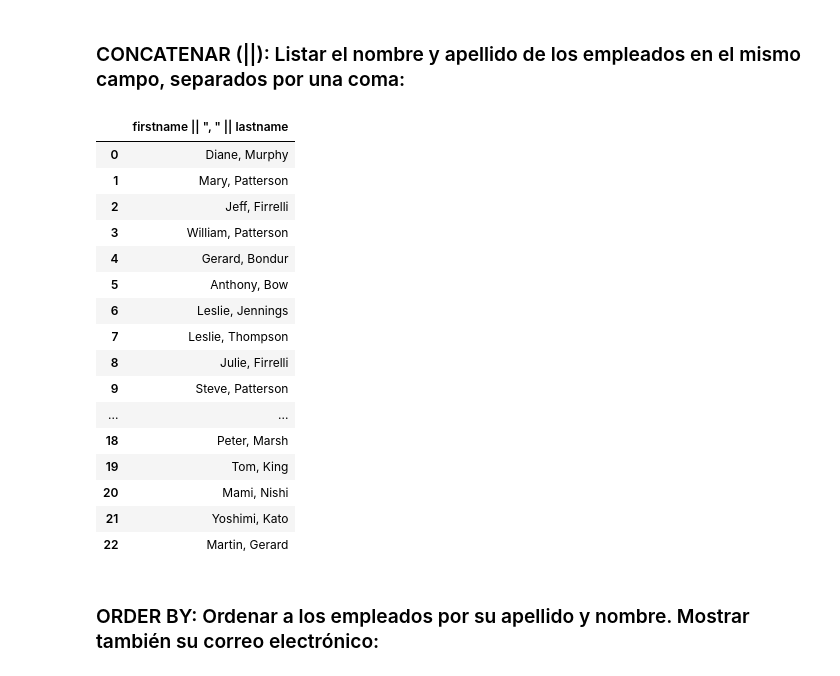
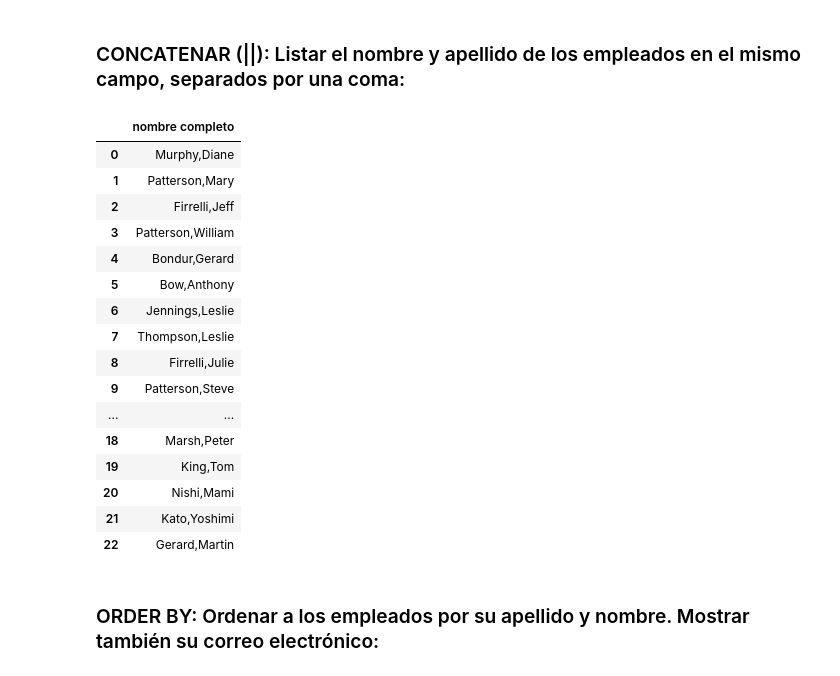
Before and after one commit to Unbiunio/SQL_practice, a Jupyter notebook: ClassicModels_curso_SQL.ipynb, the cells around one changed output. Saved outputs shown, nothing was run; the diff lists cells and outputs as text; code cells hidden in the pictures.

```diff
--- a/ClassicModels_curso_SQL.ipynb
+++ b/ClassicModels_curso_SQL.ipynb
@@ -118,29 +114,29 @@ pd.read_sql(q,con)
 ### CONCATENAR (||): Listar el nombre y apellido de los empleados en el mismo campo, separados por una coma:
 # %%
 q = """
-SELECT firstname || ", " || lastname
+SELECT lastname ||","|| firstname  as "nombre completo"
 FROM employees
 
 """
 pd.read_sql(q,con)
 # %% [output]
-|  | firstname || ", " || lastname |
-| 0 | Diane, Murphy |
-| 1 | Mary, Patterson |
-| 2 | Jeff, Firrelli |
-| 3 | William, Patterson |
-| 4 | Gerard, Bondur |
-| 5 | Anthony, Bow |
-| 6 | Leslie, Jennings |
-| 7 | Leslie, Thompson |
-| 8 | Julie, Firrelli |
-| 9 | Steve, Patterson |
+|  | nombre completo |
+| 0 | Murphy,Diane |
+| 1 | Patterson,Mary |
+| 2 | Firrelli,Jeff |
+| 3 | Patterson,William |
+| 4 | Bondur,Gerard |
+| 5 | Bow,Anthony |
+| 6 | Jennings,Leslie |
+| 7 | Thompson,Leslie |
+| 8 | Firrelli,Julie |
+| 9 | Patterson,Steve |
 | ... | ... |
-| 18 | Peter, Marsh |
-| 19 | Tom, King |
-| 20 | Mami, Nishi |
-| 21 | Yoshimi, Kato |
-| 22 | Martin, Gerard |
+| 18 | Marsh,Peter |
+| 19 | King,Tom |
+| 20 | Nishi,Mami |
+| 21 | Kato,Yoshimi |
+| 22 | Gerard,Martin |
 # %% [markdown]
 ### ORDER BY: Ordenar a los empleados por su apellido y nombre. Mostrar también su correo electrónico:
 # %%
```
Also changed, not shown: parts of 4 cells of this notebook.
